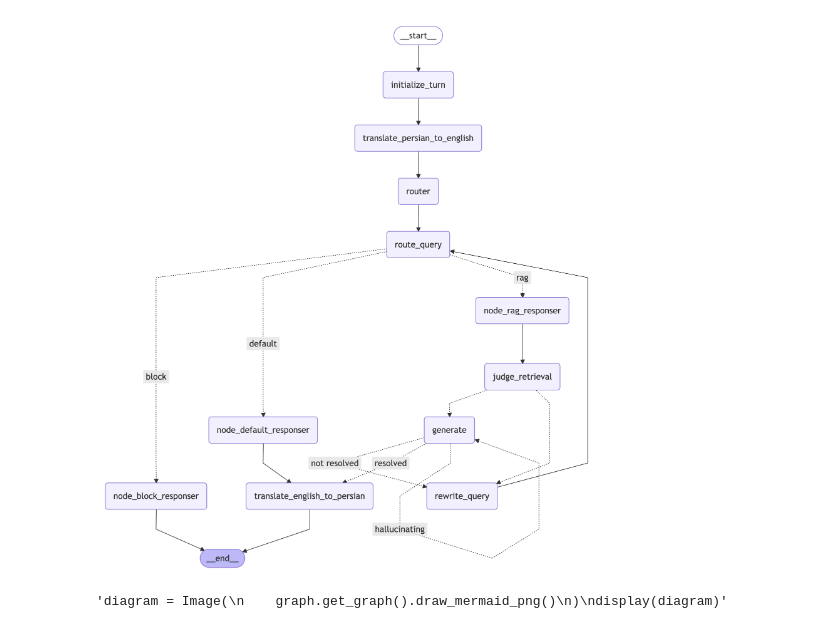
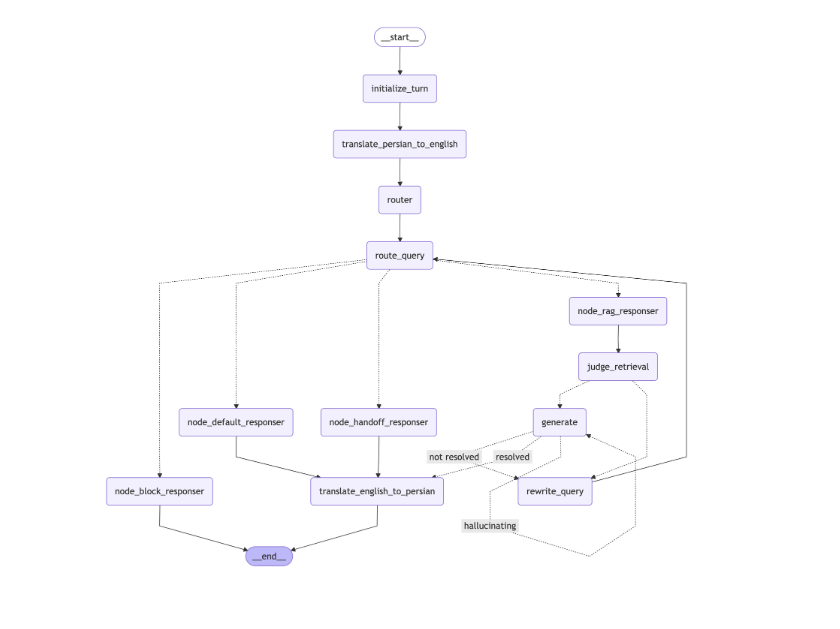
Before and after one commit to Miniohn/DataScience_Capstone, a Jupyter notebook: Chatbot_ver2/chatbot_revised.ipynb, the cells around one changed output. Saved outputs shown, nothing was run; the diff lists cells and outputs as text; code cells hidden in the pictures.

```diff
--- a/Chatbot_ver2/chatbot_revised.ipynb
+++ b/Chatbot_ver2/chatbot_revised.ipynb
@@ -253,16 +316,16 @@ def initialize_turn(state: State) -> State:
 
 #----5. 번역 노드----
 def translate_persian_to_english(state: State) -> State:
-    """파슈토어/페르시아어 입력을 영어로 번역"""
-    print(">> TRANSLATE INPUT (Pashto/Persian) TO ENGLISH")
+    """페르시아어 입력을 영어로 번역"""
+    print(">> TRANSLATE INPUT (Persian) TO ENGLISH")
     input_msg = state["input_msg"]
 
     system = """
     You are an expert translator.
-    The user is likely speaking Pashto or Persian (Dari).
+    The user is likely speaking Persian.
     Translate the input into English appropriately, reflecting the cultural context of Afghanistan and the region.
     If the input is already in English, keep it as is.
-    Only return the English translated sentence.
+    *Only return the English translated sentence.*
     """
 
     prompt = ChatPromptTemplate.from_messages([("system", system), ("human", "{input_msg}")])
@@ -273,16 +336,16 @@ def translate_persian_to_english(state: State) -> State:
 
     return append_step_log(state, "translate_persian_to_english", {"initial_translated": translated_msg})
 
+
 def translate_english_to_persian(state: State) -> State:
-    """영어 응답을 파슈토어/페르시아어로 번역"""
-    print(">> TRANSLATE ENGLISH TO PASHTO/PERSIAN")
+    """영어 응답을 페르시아어로 번역"""
+    print(">> TRANSLATE ENGLISH TO PERSIAN")
     generation = state.get("generation", "")
 
     system = """
     You are an expert translator.
-    Translate the input into the user's language (Pashto or Persian/Dari) appropriately.
+    Translate the input into the user's language (Persian) appropriately.
     Reflect the characteristics of the language and the cultural context of Afghanistan.
-    Usually, if the user initiated contact via the Pashto ad, reply in Pashto. If unsure, provide the translation that best fits the region.
 
     Strictly output raw plain text only. Do not use any Markdown formatting syntax.
     Specifically, avoid using asterisks (*), hashes (#), backticks (`), or bullet points.
@@ -640,20 +831,22 @@ def generate_or_rewrite_query(state: State) -> Literal["generate", "rewrite_quer
 # %%
-#----7. 그래프 생성 및 컴파일----
+#----7. 그래프 생성 및 컴파일 ----
 from langgraph.prebuilt import ToolNode, tools_condition
 from langgraph.checkpoint.memory import MemorySaver
 from langchain_core.runnables.graph_mermaid import MermaidDrawMethod
 import nest_asyncio
 
 nest_asyncio.apply()
-
 memory = MemorySaver()
 
 graph = (
     StateGraph(State)
+
+    #노드들
     .add_node("initialize_turn", initialize_turn)
     .add_node("translate_persian_to_english", translate_persian_to_english)
     .add_node("router", router)
     .add_node("route_query", route_query)
+    .add_node("node_handoff_responser", node_handoff_responser)
     .add_node("node_rag_responser", node_rag_responser)
     .add_node("node_default_responser", node_default_responser)
     .add_node("node_block_responser", node_block_responser)
@@ -661,58 +854,59 @@ graph = (
     .add_node("judge_retrieval", judge_retrieval)
     .add_node("rewrite_query", rewrite_query)
     .add_node("translate_english_to_persian", translate_english_to_persian)
+
+    # 엣지 연결
     .add_edge(START, "initialize_turn")
     .add_edge("initialize_turn", "translate_persian_to_english")
     .add_edge("translate_persian_to_english", "router")
     .add_edge("router", "route_query")
+
+    # 조건부 엣지: route_query -> (판단 로직) -> 각 노드
     .add_conditional_edges(
         "route_query",
-        lambda state: state["route"],
+        route_logic_with_handoff,
         {
-            "rag": "node_rag_responser",
-            "default": "node_default_responser",
-            "block": "node_block_responser",
+            "node_handoff_responser": "node_handoff_responser", # 사람 연결
+            "node_rag_responser": "node_rag_responser",         # RAG 검색
+            "node_default_responser": "node_default_responser", # 일상 대화
+            "node_block_responser": "node_block_responser",     # 차단
         }
     )
+
+    # Handoff 메시지 생성 후 -> 번역 -> 종료
+    .add_edge("node_handoff_responser", "translate_english_to_persian")
+
     .add_edge("node_default_responser", "translate_english_to_persian")
     .add_edge("node_rag_responser", "judge_retrieval")
     .add_conditional_edges(
         "judge_retrieval",
         generate_or_rewrite_query,
         {
             "generate": "generate",
             "rewrite_query": "rewrite_query"
         }
     )
     .add_edge("rewrite_query", "route_query")
     .add_conditional_edges(
         "generate",
         judge_factfullness,
         {
             "hallucinating": "generate",
             "resolved": "translate_english_to_persian",
             "not resolved": "rewrite_query"
         }
     )
     .add_edge("translate_english_to_persian", END)
     .add_edge("node_block_responser", END)
     .compile(checkpointer=memory)
 )
 
 
-#그래프 시각화
-from IPython.display import display, Image
-
+# 그래프 시각화
 diagram = Image(graph.get_graph().draw_mermaid_png(draw_method=MermaidDrawMethod.PYPPETEER))
 display(diagram)
-
-"""diagram = Image(
-    graph.get_graph().draw_mermaid_png()
-)
-display(diagram)"""
 # %% [output]
-[figure, old version]
+[figure, new version]
-'diagram = Image(\n    graph.get_graph().draw_mermaid_png()\n)\ndisplay(diagram)'
 # %%
 def run(input_msg: str, session_id: str):
     """
```
Also changed, not shown: parts of 11 cells of this notebook, 1 other file.
